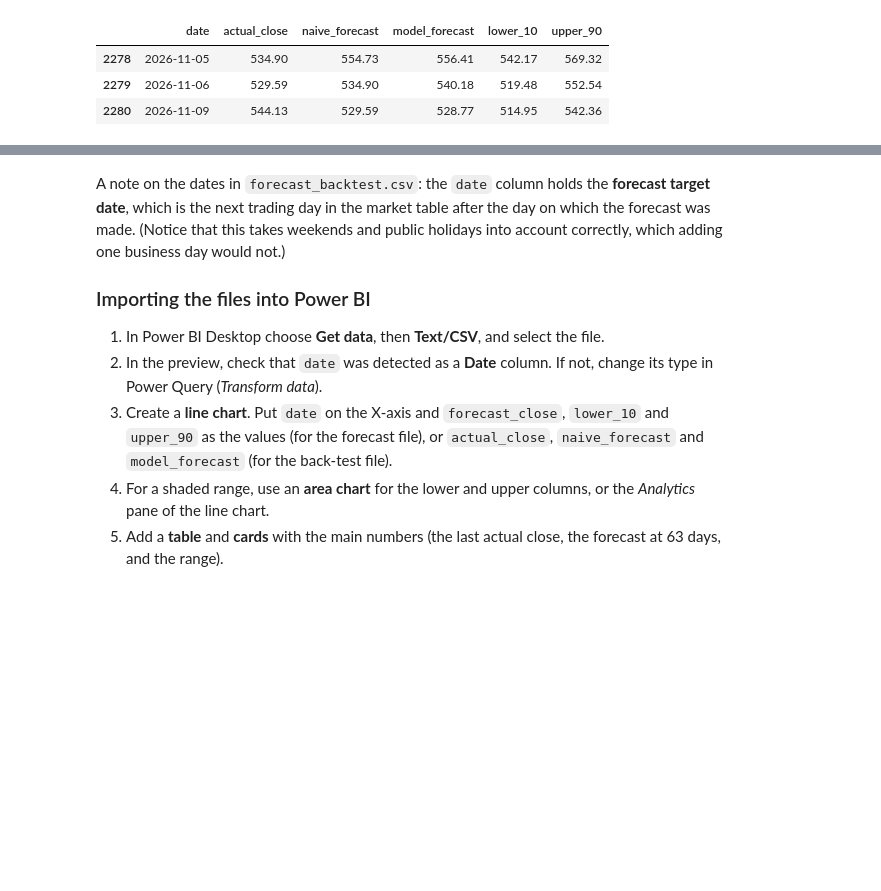
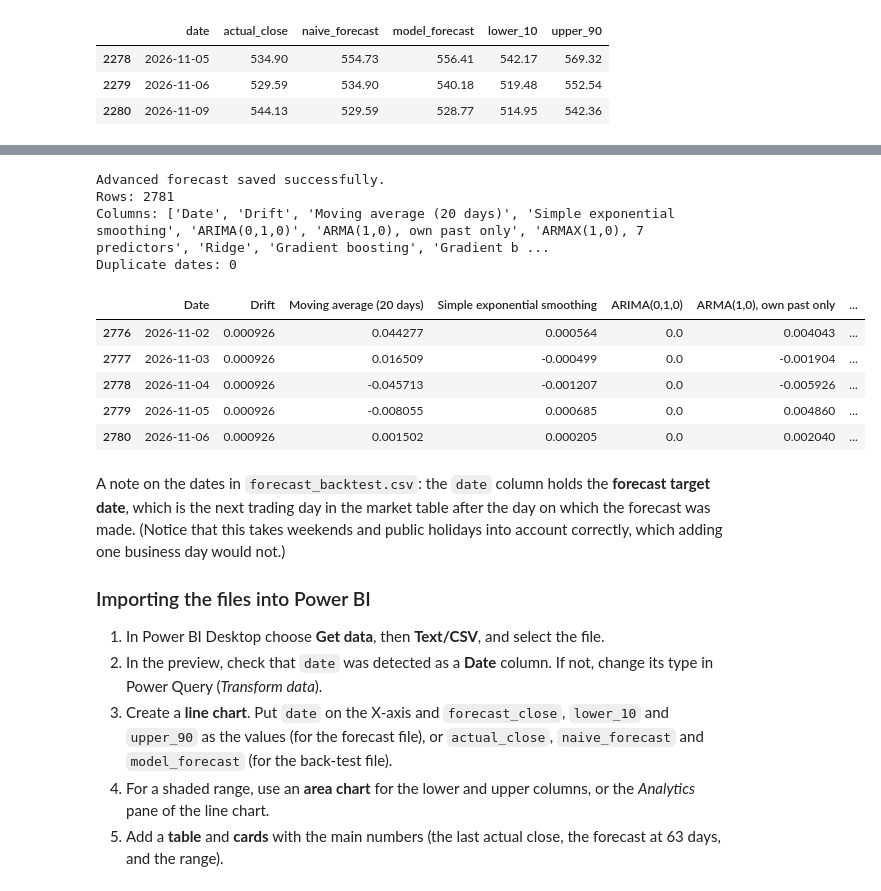
Before and after one commit to BI-course/tsfnn-202406-a7, a Jupyter notebook: 7_multi_horizon_forecast_and_power_bi_export.ipynb, the cells around one changed output, grey strips where cells are left out. Saved outputs shown, nothing was run; the diff lists cells and outputs as text; code cells hidden in the pictures; blank space fills up the shorter version.

```diff
--- a/7_multi_horizon_forecast_and_power_bi_export.ipynb
+++ b/7_multi_horizon_forecast_and_power_bi_export.ipynb
@@ -305,3 +459,39 @@ Saved 2281 rows to C:\Users\brand\OneDrive\Desktop\BusinessIntelligence\tsfnn-20
+# %%
+# 4. Create the Advanced forecast export
+
+# Load the three prediction files
+classical = pd.read_csv(config.OUTPUT_DIR / "predictions_classical.csv")
+ml = pd.read_csv(config.OUTPUT_DIR / "predictions_ml.csv")
+nn = pd.read_csv(config.OUTPUT_DIR / "predictions_nn.csv")
+
+# Merge all predictions using Date
+advanced = classical.merge(ml, on="Date", how="inner", validate="one_to_one")
+advanced = advanced.merge(nn, on="Date", how="inner", validate="one_to_one")
+
+# Save the Advanced export
+advanced.to_csv(
+    config.DATA_DIR / "forecast_advanced.csv",
+    index=False
+)
+
+# Confirm the export
+print("Advanced forecast saved successfully.")
+print("Rows:", len(advanced))
+print("Columns:", advanced.columns.tolist())
+print("Duplicate dates:", advanced["Date"].duplicated().sum())
+
+display(advanced.tail())
+# %% [output]
+Advanced forecast saved successfully.
+Rows: 2781
+Columns: ['Date', 'Drift', 'Moving average (20 days)', 'Simple exponential smoothing', 'ARIMA(0,1,0)', 'ARMA(1,0), own past only', 'ARMAX(1,0), 7 predictors', 'Ridge', 'Gradient boosting', 'Gradient b ...
+Duplicate dates: 0
+|  | Date | Drift | Moving average (20 days) | Simple exponential smoothing | ARIMA(0,1,0) | ARMA(1,0), own past only | ... |
+| 2776 | 2026-11-02 | 0.000926 | 0.044277 | 0.000564 | 0.0 | 0.004043 | ... |
+| 2777 | 2026-11-03 | 0.000926 | 0.016509 | -0.000499 | 0.0 | -0.001904 | ... |
+| 2778 | 2026-11-04 | 0.000926 | -0.045713 | -0.001207 | 0.0 | -0.005926 | ... |
+| 2779 | 2026-11-05 | 0.000926 | -0.008055 | 0.000685 | 0.0 | 0.004860 | ... |
+| 2780 | 2026-11-06 | 0.000926 | 0.001502 | 0.000205 | 0.0 | 0.002040 | ... |
 # %%
 frame["Close"].iloc[-252:].rename("actual").rename_axis("date").reset_index().to_csv(
     config.DATA_DIR / "actual_last_year.csv", index=False
```
Also changed, not shown: parts of 3 cells of this notebook, 15 other files.
